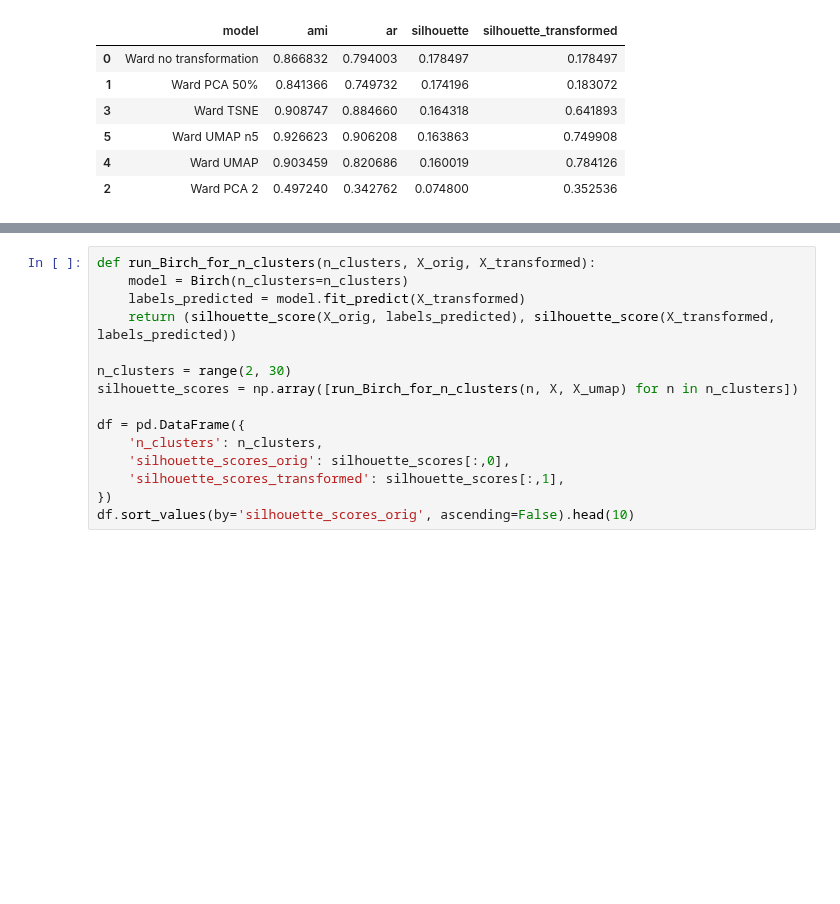
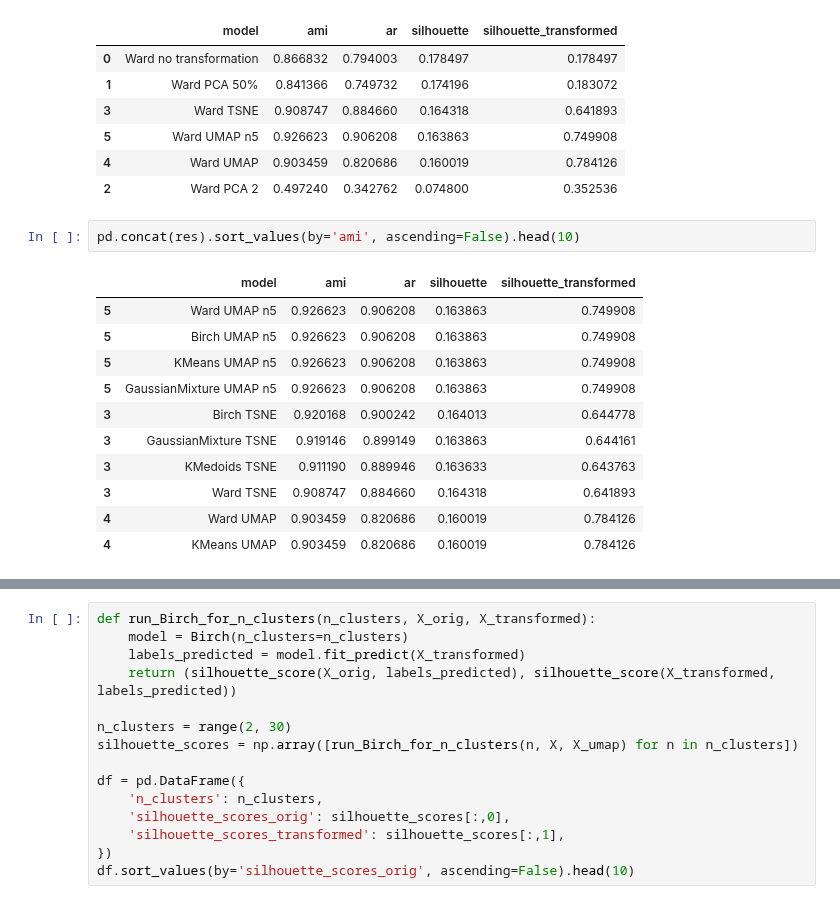
Before and after one commit to VladGnatiuk/projector_ml6, a Jupyter notebook: _vg/homeworks/homework 07. Prjctr HW9. Unsupervised learning.ipynb, the cells around one changed output, grey strips where cells are left out. Cells and saved outputs as stored; diff of their text form; blank space fills up the shorter version.

```diff
--- a/_vg/homeworks/homework 07. Prjctr HW9. Unsupervised learning.ipynb
+++ b/_vg/homeworks/homework 07. Prjctr HW9. Unsupervised learning.ipynb
@@ -337,3 +335,17 @@ res[4]
 | 5 | Ward UMAP n5 | 0.926623 | 0.906208 | 0.163863 | 0.749908 |
 | 4 | Ward UMAP | 0.903459 | 0.820686 | 0.160019 | 0.784126 |
 | 2 | Ward PCA 2 | 0.497240 | 0.342762 | 0.074800 | 0.352536 |
+# %%
+pd.concat(res).sort_values(by='ami', ascending=False).head(10)
+# %% [output]
+|  | model | ami | ar | silhouette | silhouette_transformed |
+| 5 | Ward UMAP n5 | 0.926623 | 0.906208 | 0.163863 | 0.749908 |
+| 5 | Birch UMAP n5 | 0.926623 | 0.906208 | 0.163863 | 0.749908 |
+| 5 | KMeans UMAP n5 | 0.926623 | 0.906208 | 0.163863 | 0.749908 |
+| 5 | GaussianMixture UMAP n5 | 0.926623 | 0.906208 | 0.163863 | 0.749908 |
+| 3 | Birch TSNE | 0.920168 | 0.900242 | 0.164013 | 0.644778 |
+| 3 | GaussianMixture TSNE | 0.919146 | 0.899149 | 0.163863 | 0.644161 |
+| 3 | KMedoids TSNE | 0.911190 | 0.889946 | 0.163633 | 0.643763 |
+| 3 | Ward TSNE | 0.908747 | 0.884660 | 0.164318 | 0.641893 |
+| 4 | Ward UMAP | 0.903459 | 0.820686 | 0.160019 | 0.784126 |
+| 4 | KMeans UMAP | 0.903459 | 0.820686 | 0.160019 | 0.784126 |
```
Also changed, not shown: parts of 13 cells of this notebook.
